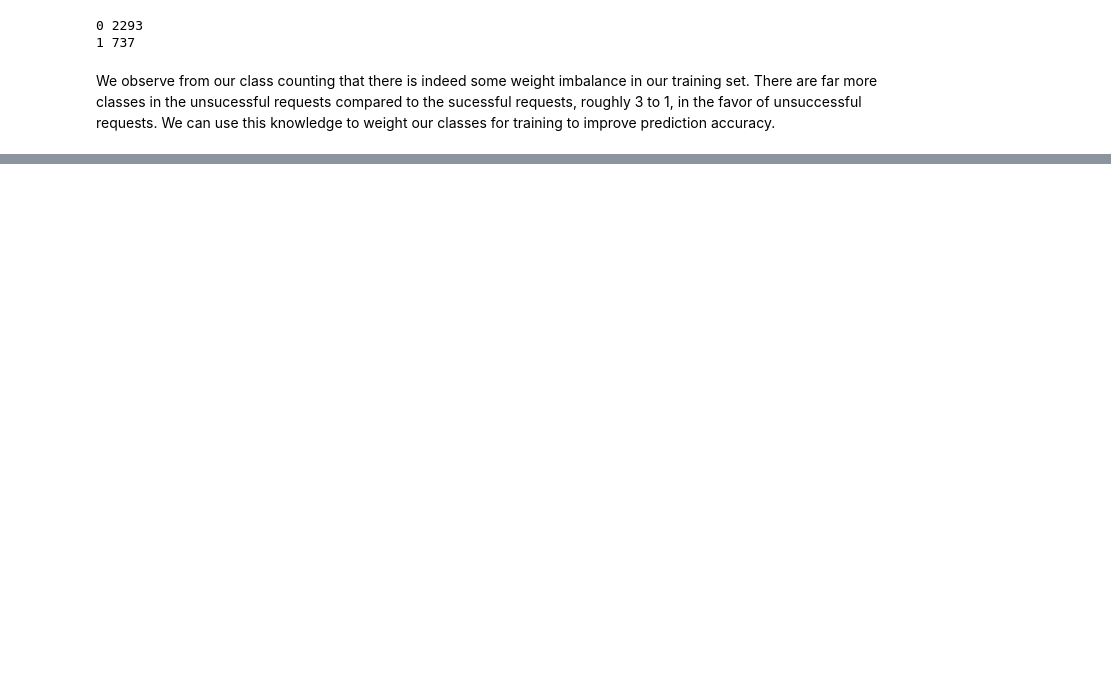
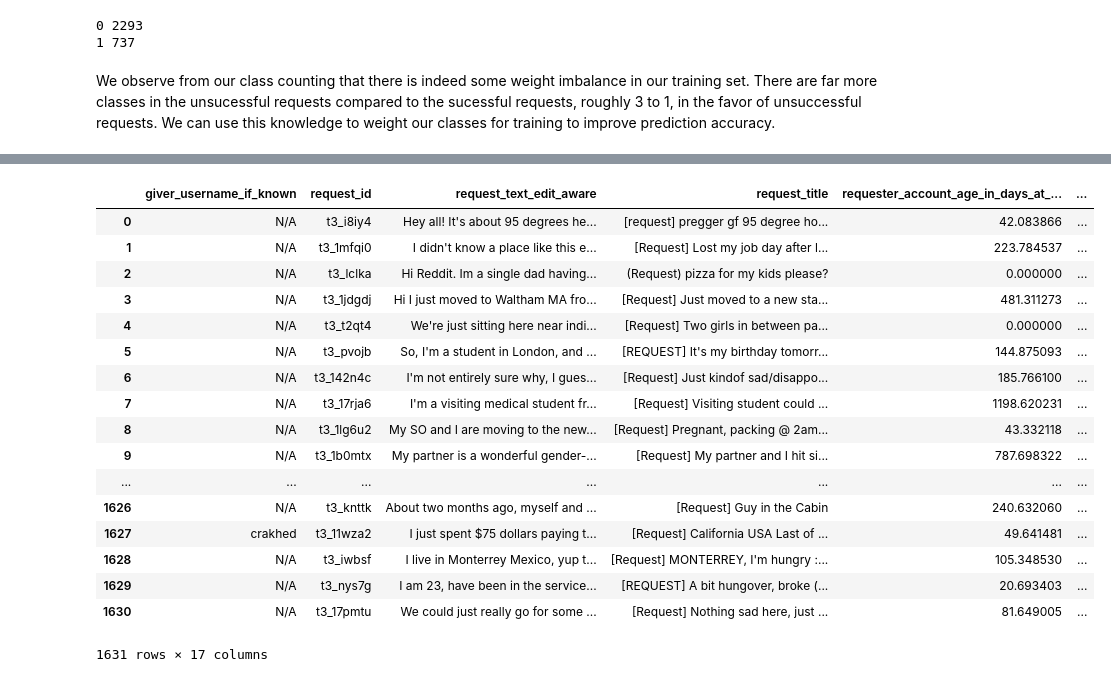
Before and after one commit to dan55/kaggle_pizza, a Jupyter notebook: pizza.ipynb, the cells around one changed output, grey strips where cells are left out. Saved outputs shown, nothing was run; the diff lists cells and outputs as text; code cells hidden in the pictures; blank space fills up the shorter version.

```diff
--- a/pizza.ipynb
+++ b/pizza.ipynb
@@ -916,0 +1040,21 @@ plt.show()
+# %%
+df_test
+# %% [output]
+|  | giver_username_if_known | request_id | request_text_edit_aware | request_title | requester_account_age_in_days_at_... | ... |
+| 0 | N/A | t3_i8iy4 | Hey all! It's about 95 degrees he... | [request] pregger gf 95 degree ho... | 42.083866 | ... |
+| 1 | N/A | t3_1mfqi0 | I didn't know a place like this e... | [Request] Lost my job day after l... | 223.784537 | ... |
+| 2 | N/A | t3_lclka | Hi Reddit. Im a single dad having... | (Request) pizza for my kids please? | 0.000000 | ... |
+| 3 | N/A | t3_1jdgdj | Hi I just moved to Waltham MA fro... | [Request] Just moved to a new sta... | 481.311273 | ... |
+| 4 | N/A | t3_t2qt4 | We're just sitting here near indi... | [Request] Two girls in between pa... | 0.000000 | ... |
+| 5 | N/A | t3_pvojb | So, I'm a student in London, and ... | [REQUEST] It's my birthday tomorr... | 144.875093 | ... |
+| 6 | N/A | t3_142n4c | I'm not entirely sure why, I gues... | [Request] Just kindof sad/disappo... | 185.766100 | ... |
+| 7 | N/A | t3_17rja6 | I'm a visiting medical student fr... | [Request] Visiting student could ... | 1198.620231 | ... |
+| 8 | N/A | t3_1lg6u2 | My SO and I are moving to the new... | [Request] Pregnant, packing @ 2am... | 43.332118 | ... |
+| 9 | N/A | t3_1b0mtx | My partner is a wonderful gender-... | [Request] My partner and I hit si... | 787.698322 | ... |
+| ... | ... | ... | ... | ... | ... | ... |
+| 1626 | N/A | t3_knttk | About two months ago, myself and ... | [Request] Guy in the Cabin | 240.632060 | ... |
+| 1627 | crakhed | t3_11wza2 | I just spent $75 dollars paying t... | [Request] California USA Last of ... | 49.641481 | ... |
+| 1628 | N/A | t3_iwbsf | I live in Monterrey Mexico, yup t... | [Request] MONTERREY, I'm hungry :... | 105.348530 | ... |
+| 1629 | N/A | t3_nys7g | I am 23, have been in the service... | [REQUEST] A bit hungover, broke (... | 20.693403 | ... |
+| 1630 | N/A | t3_17pmtu | We could just really go for some ... | [Request] Nothing sad here, just ... | 81.649005 | ... |
+1631 rows × 17 columns
```
Also changed, not shown: parts of 31 cells of this notebook.
